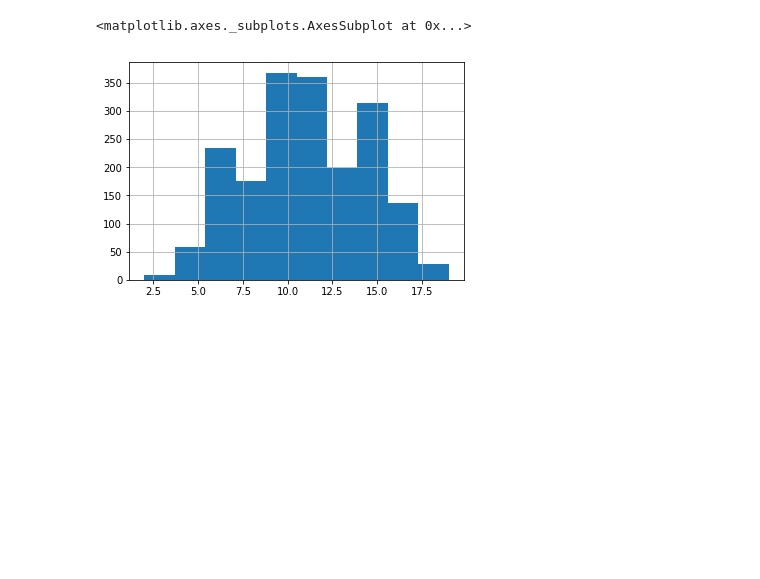
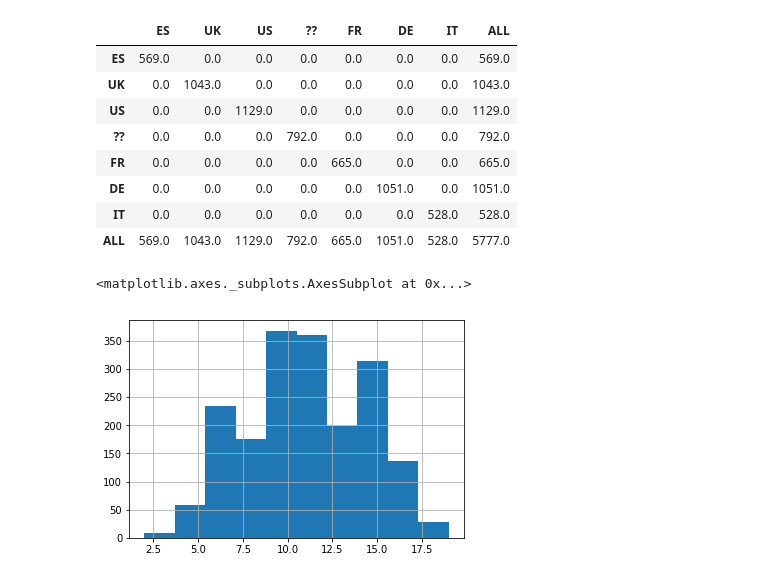
Before and after one commit to asutcl/mtl-xyz, a Jupyter notebook: Coveo Technical Challenge.ipynb, the cells around one changed output. Cells and saved outputs as stored; diff of their text form; code cells hidden in the pictures; blank space fills up the shorter version.

```diff
--- a/Coveo Technical Challenge.ipynb
+++ b/Coveo Technical Challenge.ipynb
@@ -39,8 +29,11 @@ Name: year, dtype: float64
 # %%
 reload(SessionSet)
+reload(model_evaluation)
 countries_sessions = {}
 time_summary_df = pd.DataFrame()
 for country in set(df['user.country'].values):
     countries_sessions[country] = SessionSet.SessionSet(df.loc[df.loc[:,'user.country'] == country ,:], country)
     time_summary_df[country] = countries_sessions[country].get_time_metrics()
+countries_sessions['ALL'] = SessionSet.SessionSet(df,'ALL')
+time_summary_df['ALL'] = countries_sessions['ALL'].get_time_metrics()
 time_summary_df = time_summary_df.T
@@ -57,3 +82,17 @@ time_summary_df = time_summary_df.T
+# %%
+reload(helpers)
+user_origins = helpers.compute_user_origin_matrix(countries_sessions)
+user_origins
+# %% [output]
+|  | ES | UK | US | ?? | FR | DE | IT | ALL |
+| ES | 569.0 | 0.0 | 0.0 | 0.0 | 0.0 | 0.0 | 0.0 | 569.0 |
+| UK | 0.0 | 1043.0 | 0.0 | 0.0 | 0.0 | 0.0 | 0.0 | 1043.0 |
+| US | 0.0 | 0.0 | 1129.0 | 0.0 | 0.0 | 0.0 | 0.0 | 1129.0 |
+| ?? | 0.0 | 0.0 | 0.0 | 792.0 | 0.0 | 0.0 | 0.0 | 792.0 |
+| FR | 0.0 | 0.0 | 0.0 | 0.0 | 665.0 | 0.0 | 0.0 | 665.0 |
+| DE | 0.0 | 0.0 | 0.0 | 0.0 | 0.0 | 1051.0 | 0.0 | 1051.0 |
+| IT | 0.0 | 0.0 | 0.0 | 0.0 | 0.0 | 0.0 | 528.0 | 528.0 |
+| ALL | 569.0 | 1043.0 | 1129.0 | 792.0 | 665.0 | 1051.0 | 528.0 | 5777.0 |
 # %%
 (countries_sessions['IT'].df['time_of_day']//helpers.SECONDS_PER_HOUR).hist()
 # %% [output]
```
Also changed, not shown: parts of 9 cells of this notebook, 3 other files.
